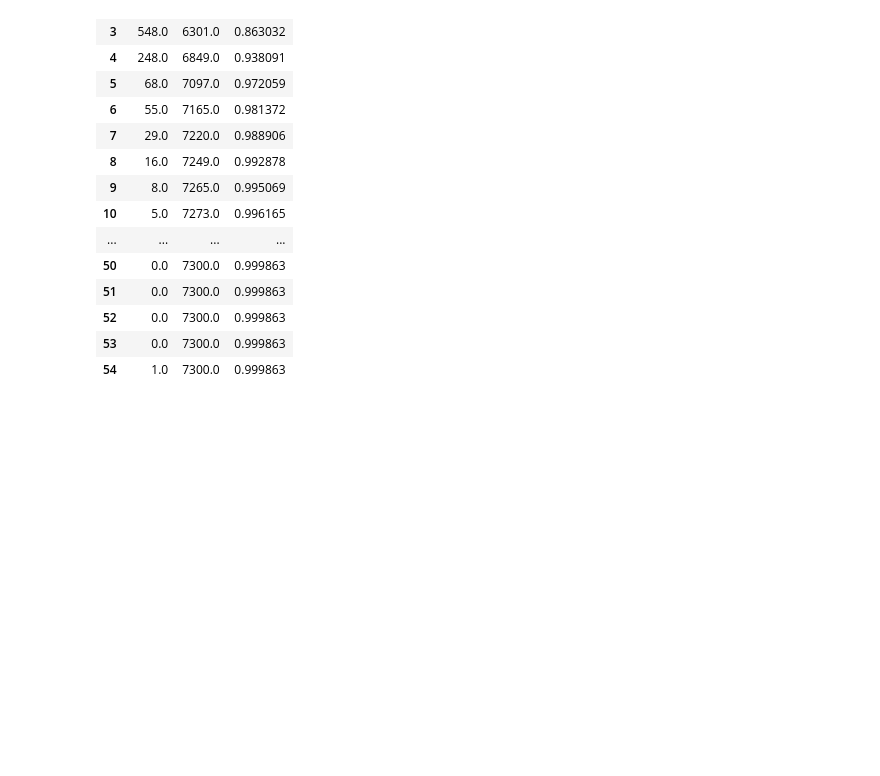
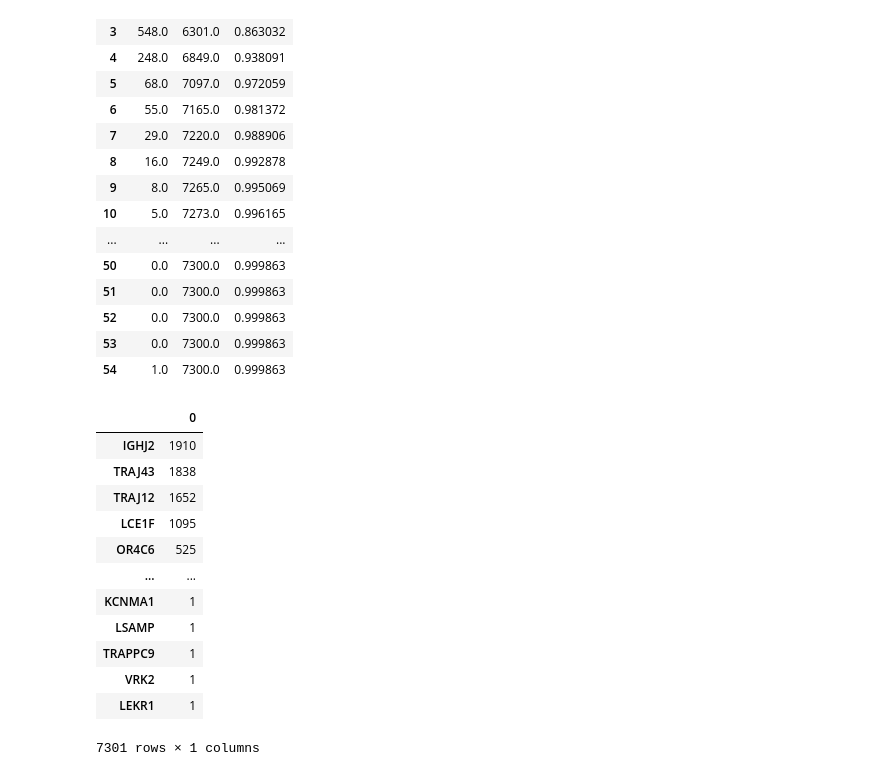
Before and after one commit to dmartmillan/OMEN, a Jupyter notebook: new_data/gene_patient_CADD.ipynb, the cells around one changed output. Saved outputs shown, nothing was run; the diff lists cells and outputs as text; code cells hidden in the pictures; blank space fills up the shorter version.

```diff
--- a/new_data/gene_patient_CADD.ipynb
+++ b/new_data/gene_patient_CADD.ipynb
@@ -227,3 +228,30 @@ len(patients)
 len(samples)
 # %% [output]
 498
+# %%
+#Get gene length
+#pip install pyensembl #To install the package
+#pyensembl install --release 77 --species human #To install the reference genome
+from pyensembl import EnsemblRelease
+data = EnsemblRelease()#(109) Last human reference genome
+data2 = EnsemblRelease(77)#Human reference genome GRCh38
+genes_length = {}
+notfound = []
+found_lengths = []
+for gene in genes.keys():
+    try:
+        wg = data.genes_by_name(gene)
+        genes_length[gene] = wg[0].end - wg[0].start
+        found_lengths.append(wg[0].end - wg[0].start)
+    except:
+        try:
+            wg = data2.genes_by_name(gene)
+            genes_length[gene] = wg[0].end - wg[0].start
+            found_lengths.append(wg[0].end - wg[0].start)
+        except :
+            notfound.append(gene)
+print(len(notfound))
+avg_found_lengths = sum(found_lengths)/len(found_lengths)
+print(avg_found_lengths)
+for gene in notfound:
+    genes_length[gene] = avg_found_lengths
@@ -352,3 +403,23 @@ with open('coverage.pl', 'w') as f:
         f.write('gene_coverage_helper(\'' + i + '\',\'' + str(genes_df2._get_value(genes_df._get_value(i,0),'coverage')) + '\').')
         f.write('\n')
 f.close()
+# %%
+genes_df_corrected = genes_df
+for i in genes_df.index.values.tolist():
+    genes_df_corrected.at[i,0] = round(genes_df.at[i,0]*avg_found_lengths/genes_length[i])+1
+genes_df_corrected.sort_values(0,inplace = True,ascending=False)
+genes_df_corrected
+# %% [output]
+|  | 0 |
+| IGHJ2 | 1910 |
+| TRAJ43 | 1838 |
+| TRAJ12 | 1652 |
+| LCE1F | 1095 |
+| OR4C6 | 525 |
+| ... | ... |
+| KCNMA1 | 1 |
+| LSAMP | 1 |
+| TRAPPC9 | 1 |
+| VRK2 | 1 |
+| LEKR1 | 1 |
+7301 rows × 1 columns
```
Also changed, not shown: parts of 10 cells of this notebook, 1 other file.
